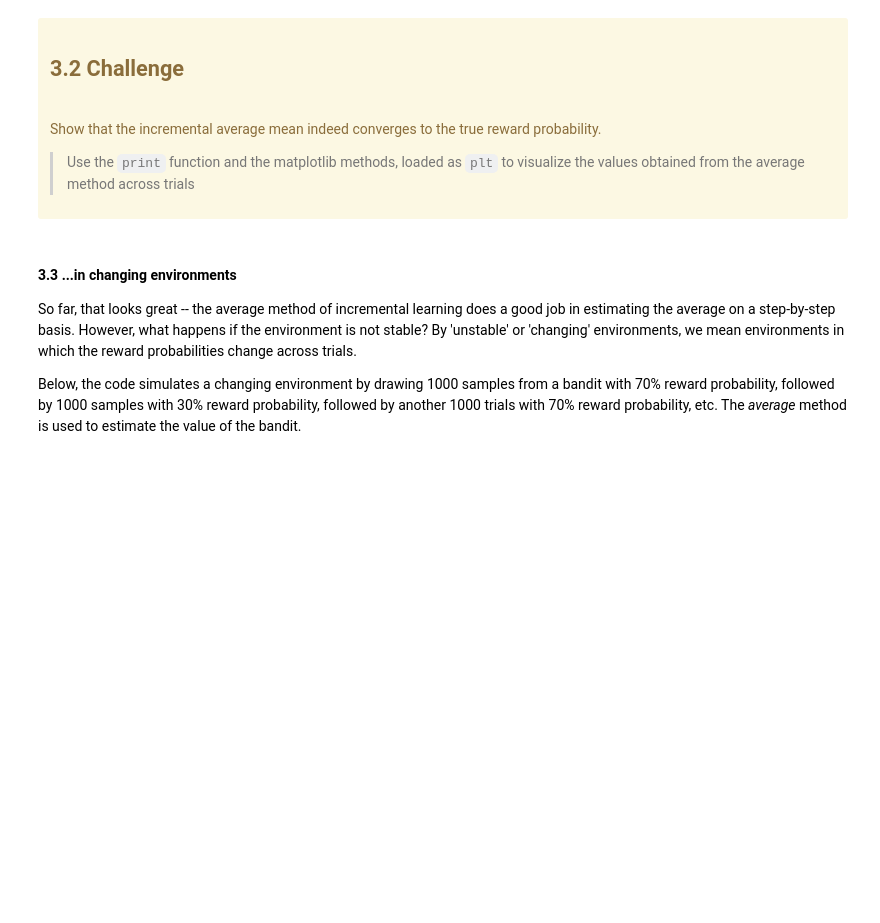
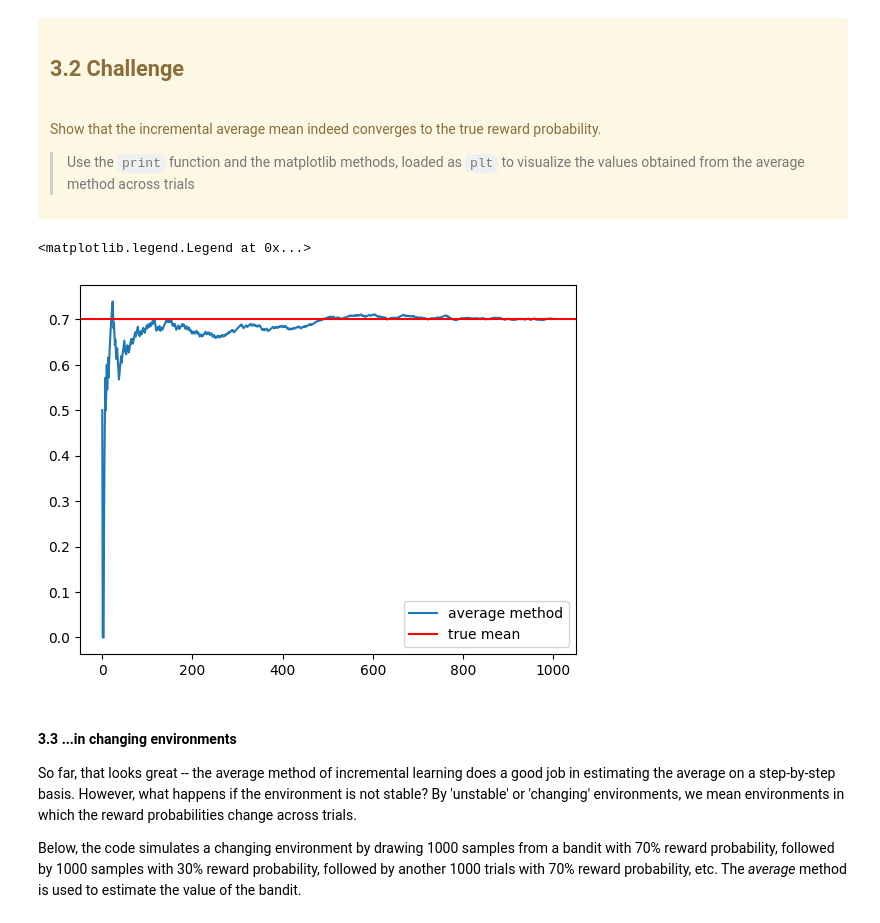
Before and after one commit to konjiii/cog_mod_a2, a Jupyter notebook: CogMod24_bandit_student.ipynb, the cells around one changed output. Drawn from its saved outputs; the diff is of its cells as text; code cells hidden in the pictures; blank space fills up the shorter version.

```diff
--- a/CogMod24_bandit_student.ipynb
+++ b/CogMod24_bandit_student.ipynb
@@ -130,6 +142,13 @@ Show that the incremental average mean indeed converges to the true reward proba
 </div>
 # %%
 # Your code here
+
+plt.plot(mean_avg[0], label="average method")
+plt.axhline(0.7, c="r", label="true mean")
+plt.legend()
+# %% [output]
+<matplotlib.legend.Legend at 0x...>
+[figure, added]
 # %% [markdown]
 #### 3.3 ...in changing environments
 
```
Also changed, not shown: parts of 6 cells of this notebook.
